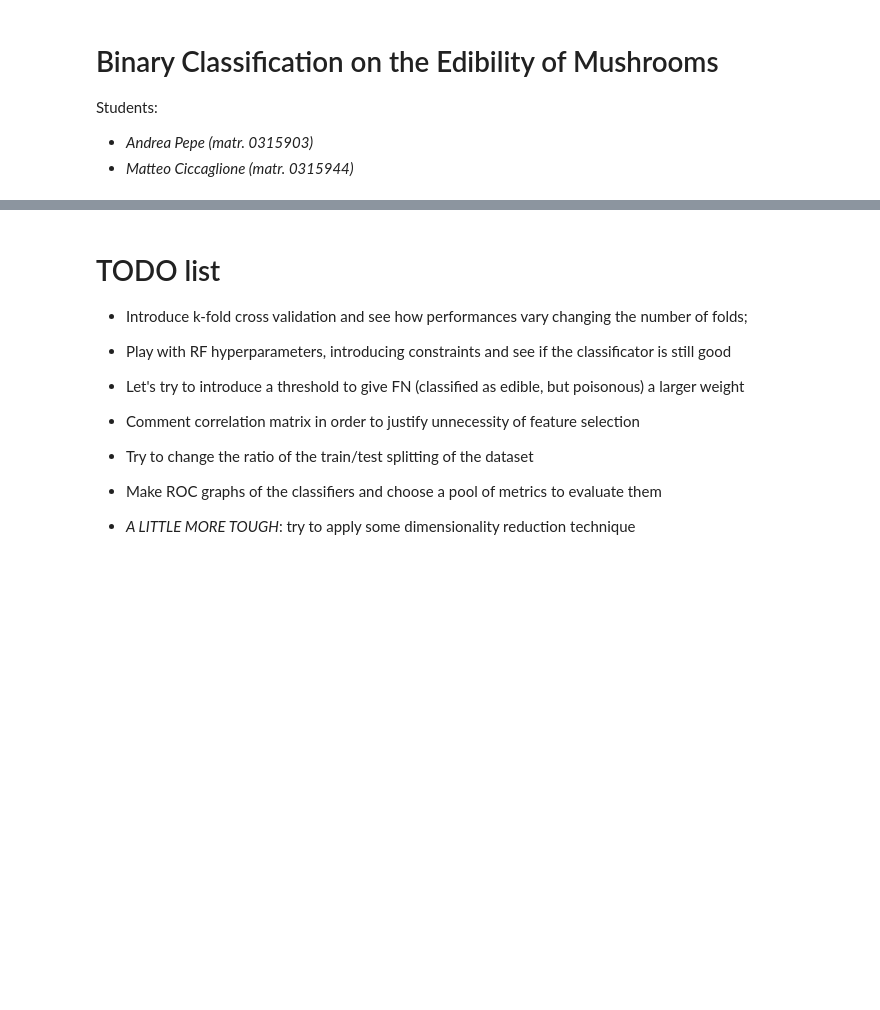
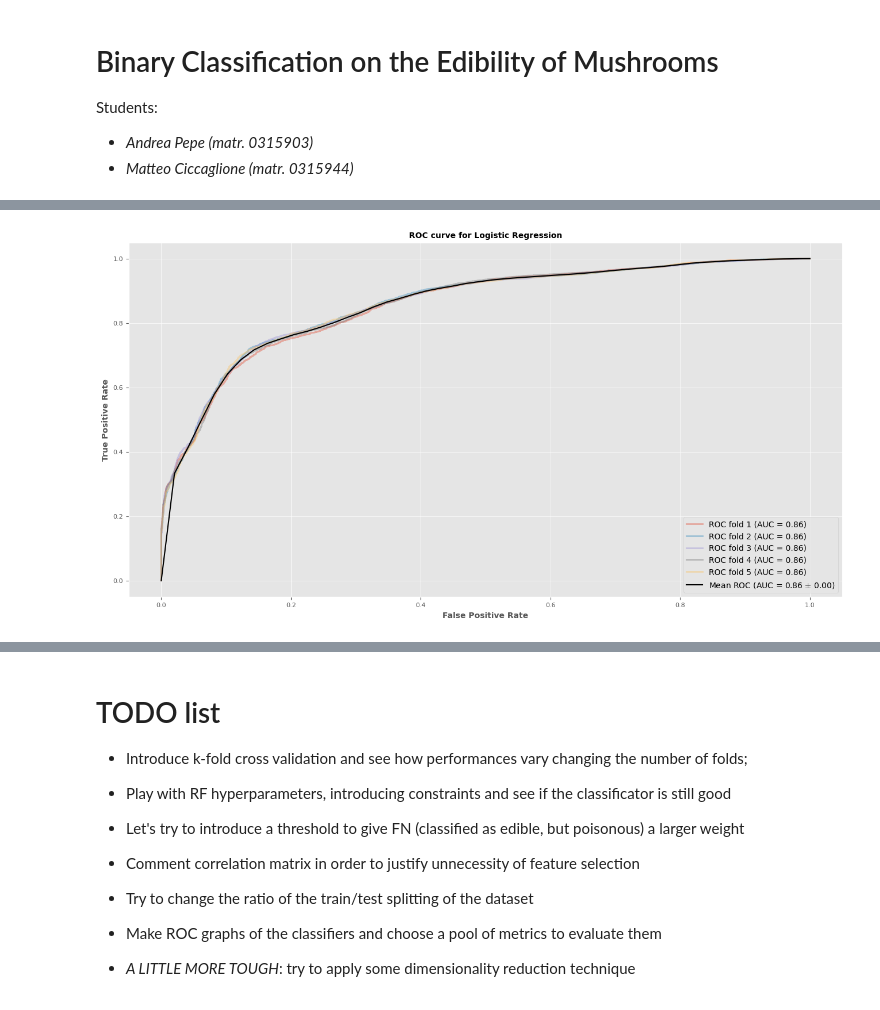
Before and after one commit to AndreaPepe/MushroomsClassification, a Jupyter notebook: mushrooms_classifiers.ipynb, the cells around one changed output, grey strips where cells are left out. Drawn from its saved outputs; the diff is of its cells as text; code cells hidden in the pictures; blank space fills up the shorter version.

```diff
--- a/mushrooms_classifiers.ipynb
+++ b/mushrooms_classifiers.ipynb
@@ -177,21 +147,0 @@ X_train, X_test, y_train, y_test = sklearn.model_selection.train_test_split(X, y
-# %%
-for name, model in models:
-    model.fit(X_train, y_train)
-# %%
-from sklearn.metrics import mean_absolute_error, r2_score, f1_score, precision_score, recall_score, accuracy_score, mean_squared_error
-from sklearn.model_selection import cross_val_score
-import numpy as np
-for name, model in models:
-    y_pred = model.predict(X_test)
-    print(f"Model: {name}")
-    cval = cross_val_score(model, X, y, cv=10)
-    print(cval)
-    '''print(f"Accuracy: {accuracy_score(y_test, y_pred)}")
-    print(f"Precision: {precision_score(y_test, y_pred)}")
-    print(f"Recall: {recall_score(y_test, y_pred)}")
-    print(f"F1 score: {f1_score(y_test, y_pred)}")
-    print(f"R2 score: {r2_score(y_test, y_pred)}")
-    print(f"MAE: {mean_absolute_error(y_test, y_pred)}")
-    print(f"RMSE: {np.sqrt(mean_squared_error(y_test, y_pred))}")
-    print(f"Accuracy: {accuracy_score(y_test, y_pred)}")
-    print("\n\n")'''
@@ -270,0 +280,6 @@ Accuracy: 1.0
+# %%
+plot_ROC(logreg, X_train, y_train, n_folds=5, plot_folds=True, stdev=False)
+plt.title('ROC curve for Logistic Regression', fontweight='bold')
+plt.show()
+# %% [output]
+[figure, added]
```
Also changed, not shown: parts of 54 cells of this notebook, 1 other file.
